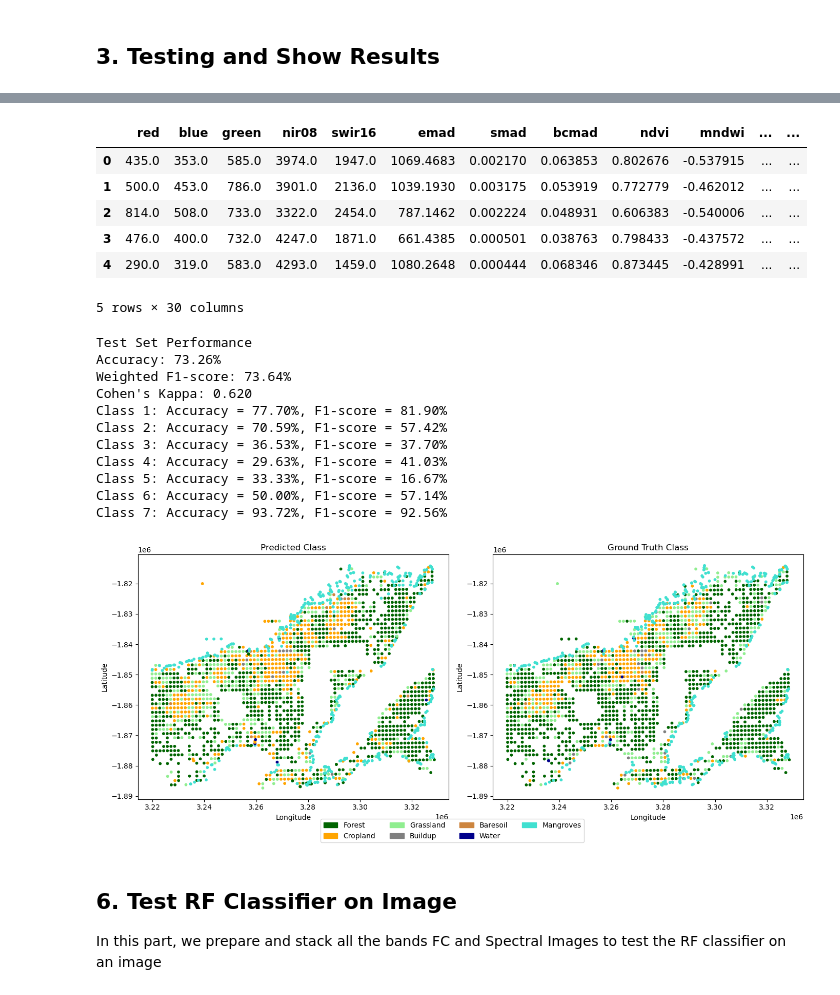
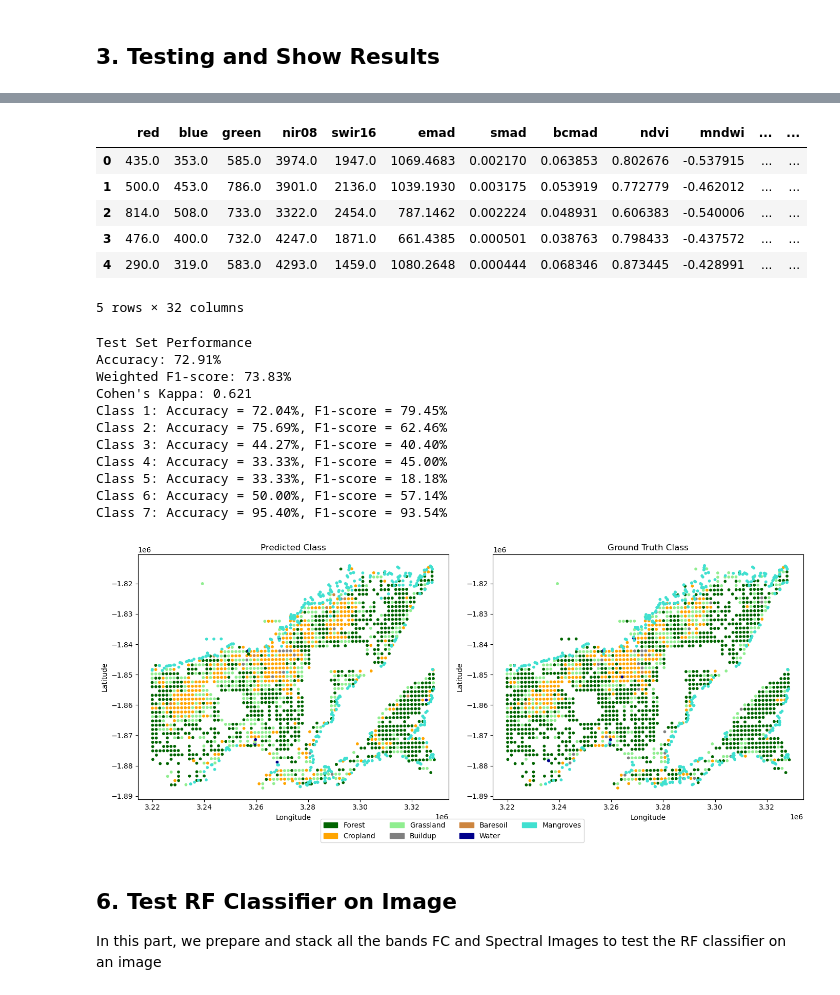
Before and after one commit to digitalearthpacific/dep-fc-applications, a Jupyter notebook: FC_RF_Classifier.ipynb, the cells around one changed output, grey strips where cells are left out. Saved outputs shown, nothing was run; the diff lists cells and outputs as text; code cells hidden in the pictures.

```diff
--- a/FC_RF_Classifier.ipynb
+++ b/FC_RF_Classifier.ipynb
@@ -228,7 +221,7 @@ Possible features for training :
 # %%
 # Select Features and Labels
-features = df[['red', 'blue', 'green', 'nir08', 'swir16', 'emad', 'smad', 'bcmad', 'ndvi', 'mndwi', 'evi', 'ndbi', 'bs_pc_50', 'pv_pc_50', 'npv_pc_50', 'bs_med_jan_apr', 'pv_med_jan_apr',
-               'npv_med_jan_apr', 'bs_med_may_aug', 'pv_med_may_aug', 'npv_med_may_aug', 'bs_med_sep_dec', 'pv_med_sep_dec', 'npv_med_sep_dec', 'dem' ]]
+features = df[['red', 'blue', 'green', 'nir08', 'swir16', 'emad', 'smad', 'bcmad', 'ndvi', 'mndwi', 'evi', 'ndbi', 'bs_pc_50', 'pv_pc_50', 'bs_med_jan_apr', 'pv_med_jan_apr',
+               'npv_med_jan_apr', 'bs_med_may_aug', 'pv_med_may_aug', 'npv_med_may_aug', 'bs_med_sep_dec', 'pv_med_sep_dec', 'npv_med_sep_dec', 'dem', 'slope']]
 labels = df['class_id']
 
 # Train/Test Split
@@ -364,6 +357,6 @@ fiji_test.head()
 # %%
-X_test = fiji_test[['red', 'blue', 'green', 'nir08', 'swir16', 'emad', 'smad', 'bcmad', 'ndvi', 'mndwi', 'evi', 'ndbi', 'bs_pc_50', 'pv_pc_50', 'npv_pc_50', 'bs_med_jan_apr', 'pv_med_jan_apr',
-               'npv_med_jan_apr', 'bs_med_may_aug', 'pv_med_may_aug', 'npv_med_may_aug', 'bs_med_sep_dec', 'pv_med_sep_dec', 'npv_med_sep_dec', 'dem' ]]
+X_test = fiji_test[['red', 'blue', 'green', 'nir08', 'swir16', 'emad', 'smad', 'bcmad', 'ndvi', 'mndwi', 'evi', 'ndbi', 'bs_pc_50', 'pv_pc_50', 'bs_med_jan_apr', 'pv_med_jan_apr',
+               'npv_med_jan_apr', 'bs_med_may_aug', 'pv_med_may_aug', 'npv_med_may_aug', 'bs_med_sep_dec', 'pv_med_sep_dec', 'npv_med_sep_dec', 'dem', 'slope']]
 
 # Predict classes with trained model
 fiji_test['predicted_class'] = rf.predict(X_test)
@@ -375,7 +368,7 @@ fiji_test.head()
 | 2 | 814.0 | 508.0 | 733.0 | 3322.0 | 2454.0 | 787.1462 | 0.002224 | 0.048931 | 0.606383 | -0.540006 | ... | ... |
 | 3 | 476.0 | 400.0 | 732.0 | 4247.0 | 1871.0 | 661.4385 | 0.000501 | 0.038763 | 0.798433 | -0.437572 | ... | ... |
 | 4 | 290.0 | 319.0 | 583.0 | 4293.0 | 1459.0 | 1080.2648 | 0.000444 | 0.068346 | 0.873445 | -0.428991 | ... | ... |
-5 rows × 30 columns
+5 rows × 32 columns
 # %%
 y_true = fiji_test['class_id']
 y_pred = fiji_test['predicted_class']
@@ -400,16 +393,16 @@ for label in labels:
     print(f"Class {label}: Accuracy = {acc_label:.2%}, F1-score = {f1_label:.2%}")
 # %% [output]
 Test Set Performance
-Accuracy: 73.26%
-Weighted F1-score: 73.64%
-Cohen's Kappa: 0.620
-Class 1: Accuracy = 77.70%, F1-score = 81.90%
-Class 2: Accuracy = 70.59%, F1-score = 57.42%
-Class 3: Accuracy = 36.53%, F1-score = 37.70%
-Class 4: Accuracy = 29.63%, F1-score = 41.03%
-Class 5: Accuracy = 33.33%, F1-score = 16.67%
+Accuracy: 72.91%
+Weighted F1-score: 73.83%
+Cohen's Kappa: 0.621
+Class 1: Accuracy = 72.04%, F1-score = 79.45%
+Class 2: Accuracy = 75.69%, F1-score = 62.46%
+Class 3: Accuracy = 44.27%, F1-score = 40.40%
+Class 4: Accuracy = 33.33%, F1-score = 45.00%
+Class 5: Accuracy = 33.33%, F1-score = 18.18%
 Class 6: Accuracy = 50.00%, F1-score = 57.14%
-Class 7: Accuracy = 93.72%, F1-score = 92.56%
+Class 7: Accuracy = 95.40%, F1-score = 93.54%
 # %%
 # Define class labels and colors
 class_labels = {
@@ -446,35 +439,35 @@ sc1 = axes[0].scatter(
 )
 axes[0].set_title("Predicted Class")
 axes[0].set_xlabel("Longitude")
 axes[0].set_ylabel("Latitude")
 
 # Ground truth
 sc2 = axes[1].scatter(
     fiji_test["x"], fiji_test["y"],
     c=fiji_test["class_id"],
     cmap=cmap,
     s=10
 )
 axes[1].set_title("Ground Truth Class")
 axes[1].set_xlabel("Longitude")
 axes[1].set_ylabel("Latitude")
 
 
 legend_handles = [
-    mpatches.Patch(color=colors[i-1], label=class_labels[i])
+    Patch(color=colors[i-1], label=class_labels[i])
     for i in class_labels
 ]
 fig.legend(
     handles=legend_handles,
     loc="lower center",
     ncol=4,
     fontsize=10
 )
 
 plt.tight_layout(rect=[0, 0.05, 1, 1])
 plt.show()
 # %% [output]
-[figure, old version]
+[figure, new version]
 # %% [markdown]
 ## 6. Test RF Classifier on Image
 
```
Also changed, not shown: parts of 15 cells of this notebook, 1 other file.
